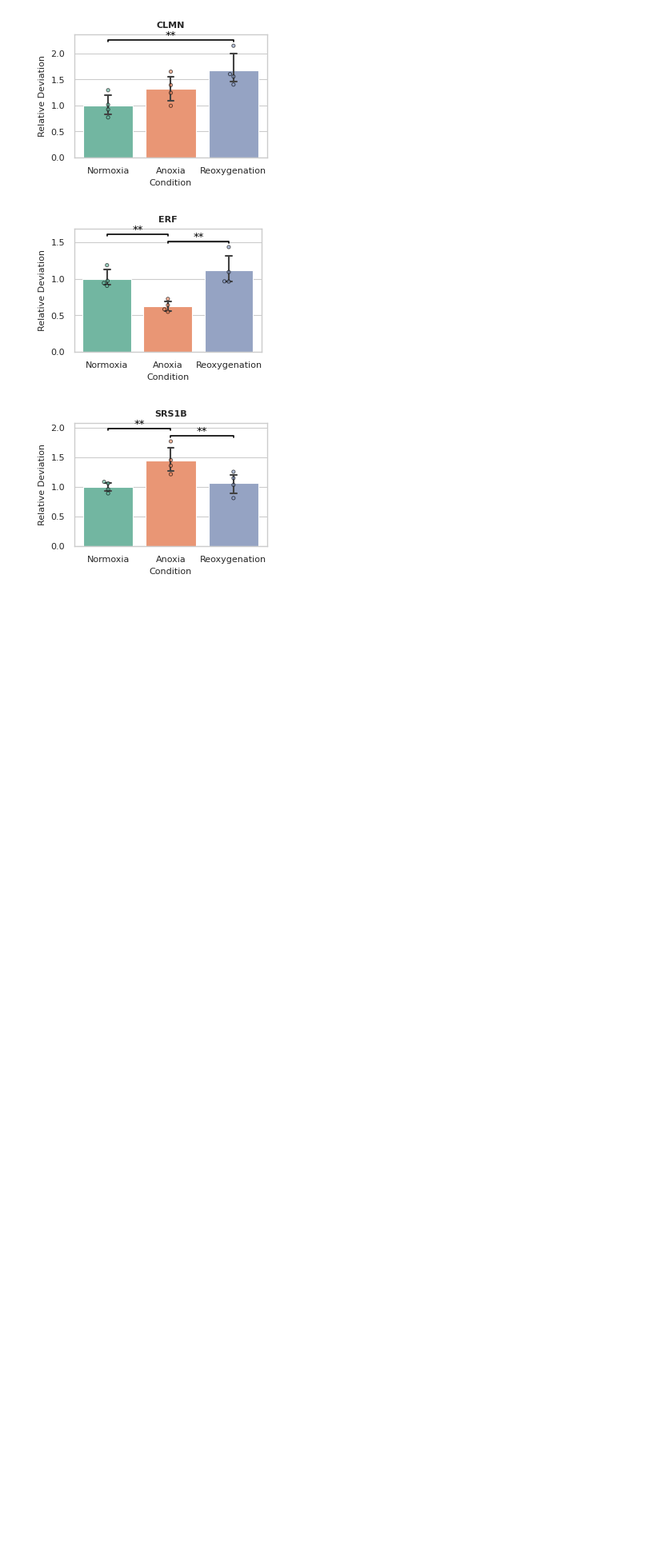
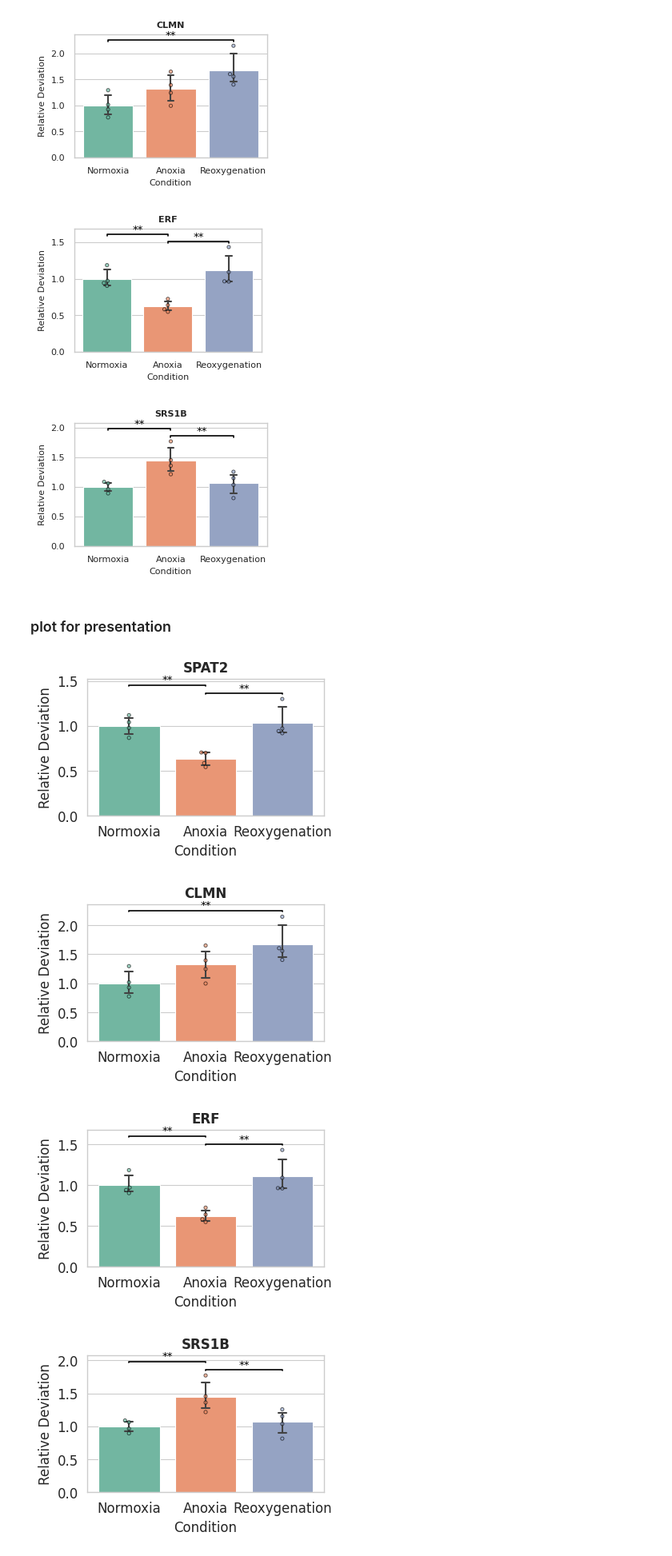
Before and after one commit to MagdalenaWinklhofer/WholeGenomeBisulphiteSequencing, a Jupyter notebook: DNAseq_pipeline/12_TMM_data_plot.ipynb, the cells around one changed output. Shown at 80% size. Drawn from its saved outputs; the diff is of its cells as text; code cells hidden in the pictures; blank space fills up the shorter version.

```diff
--- a/DNAseq_pipeline/12_TMM_data_plot.ipynb
+++ b/DNAseq_pipeline/12_TMM_data_plot.ipynb
@@ -418,3 +418,61 @@ for geneid, data in tmm_norm.groupby('Geneid'):
 [figure]
 [figure]
 [figure]
+# %% [markdown]
+### plot for presentation
+# %%
+# define sig list
+sig_list = {'p AnoxiaReoxygenation': (1,2),
+            'p NormoxiaAnoxia': (0,1),
+            'p NormoxiaReoxygenation': (0,2)}
+
+def sig_cat(s):
+    if s < 0.0027:
+        return "***"
+    if s < 0.0455:
+        return "**"
+
+# set sns colorpallete to colorblind
+sns.set_theme(palette='Set2', style = 'whitegrid', context='paper', rc={'axes.labelsize':12, 'xtick.labelsize':12, 'ytick.labelsize':12, 'legend.fontsize':12, 'legend.title_fontsize':12})
+
+for geneid, data in tmm_norm.groupby('Geneid'):
+    if np.any(stat_res.loc[geneid, 'Test'] == ''):
+        continue
+    # only needed if you want to plot a specific gene!!!
+    if geneid not in ['ccar_ua02-g2350', 'ccar_ua15-g14343', 'ccar_ub21-g41935', 'ccar_ua14-g13591']:
+        continue
+    # PLOT
+    plt.figure(figsize=(10/2.54, 7/2.54))
+    g = sns.barplot(data=data, x='condition', y='rel_deviation', capsize=0.1, err_kws={"linewidth": 1.5}, hue='condition', legend=False)
+    sns.swarmplot(data=data, x='condition', y='rel_deviation', size=3, ax=g,
+                  dodge=False, legend=False, linewidth=0.7, edgecolor="k", alpha=0.6, hue='condition')
+    # significance bars
+    x_pos = np.array([p.get_x() for p in g.patches])
+    x_width = np.array([p.get_width() for p in g.patches])
+    x_pos = x_pos + (x_width/2)
+    y, h, col = data['rel_deviation'].max() * 1.04, data['rel_deviation'].max() * 0.01, 'k'
+    offset=0
+    sig_info = post_res.loc[geneid, sig_list.keys()]
+    sig_info = sig_info.loc[sig_info <= 0.05]
+    for name, value in sig_info.items():
+        height= np.array([y, y+h, y+h, y]) + offset
+        x1, x2 = x_pos[list(sig_list[name])]
+        plt.plot([x1, x1, x2, x2], height, lw=1.2, c=col)
+        plt.text((x1+x2)*.5, y+h+offset, sig_cat(value), ha='center', va='bottom', color=col)
+        offset += data['rel_deviation'].max() * 0.07
+    plt.title(names['symbol'].get(geneid, default='unknown'), fontdict={'weight': 'bold'}, fontsize=12)
+    #plt.ylim(top=1.6)
+    plt.ylabel('Relative Deviation')
+    plt.xlabel('Condition')
+
+
+
+    plt.tight_layout()
+    plt.savefig(f"12_TMM_plot/{names['symbol'].get(geneid, default='unknown')}_TMM_ccar_normalized_presentation.svg")
+    plt.show()
+    plt.close()
+# %% [output]
+[figure, added]
+[figure, added]
+[figure, added]
+[figure, added]
```
Also changed, not shown: 13 other files.
